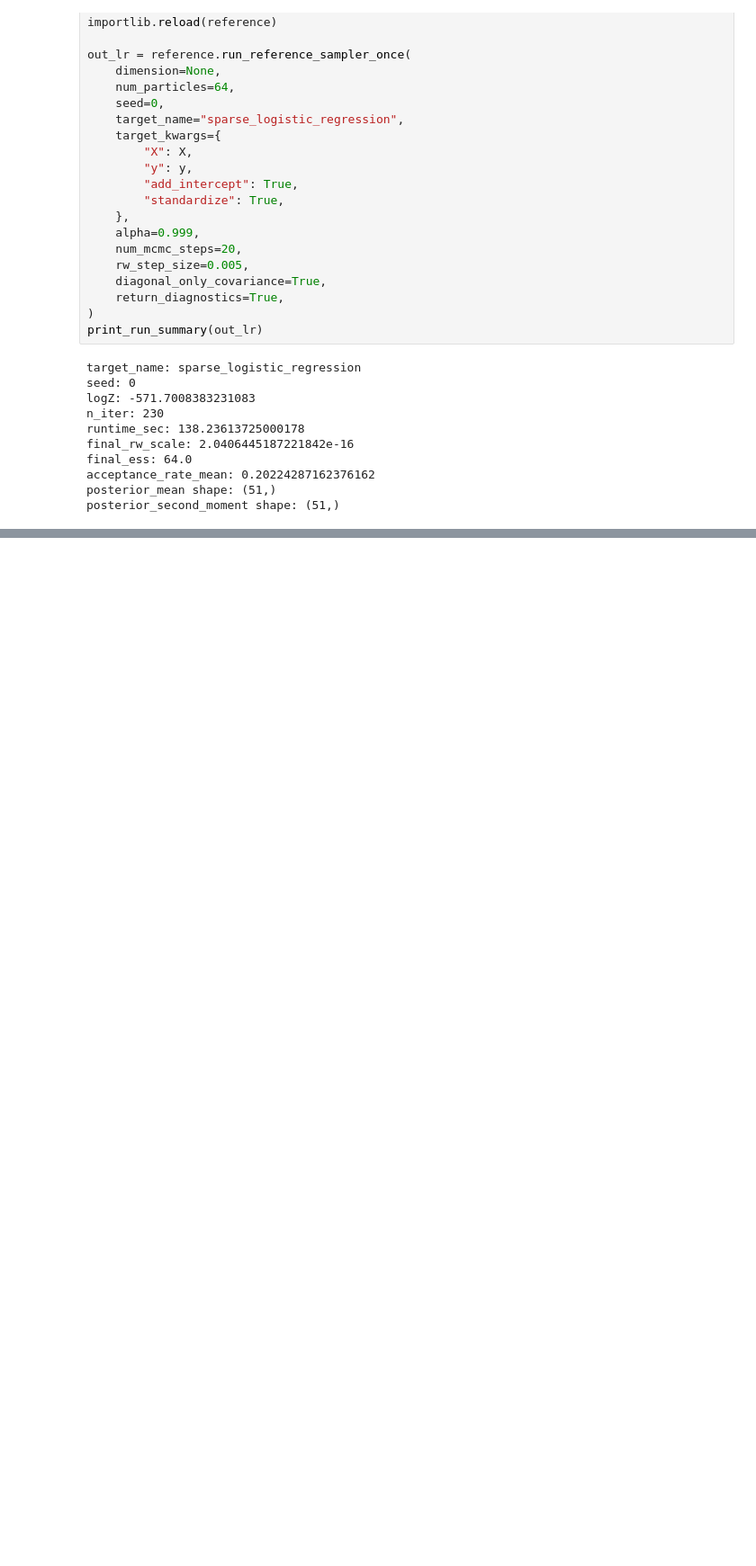
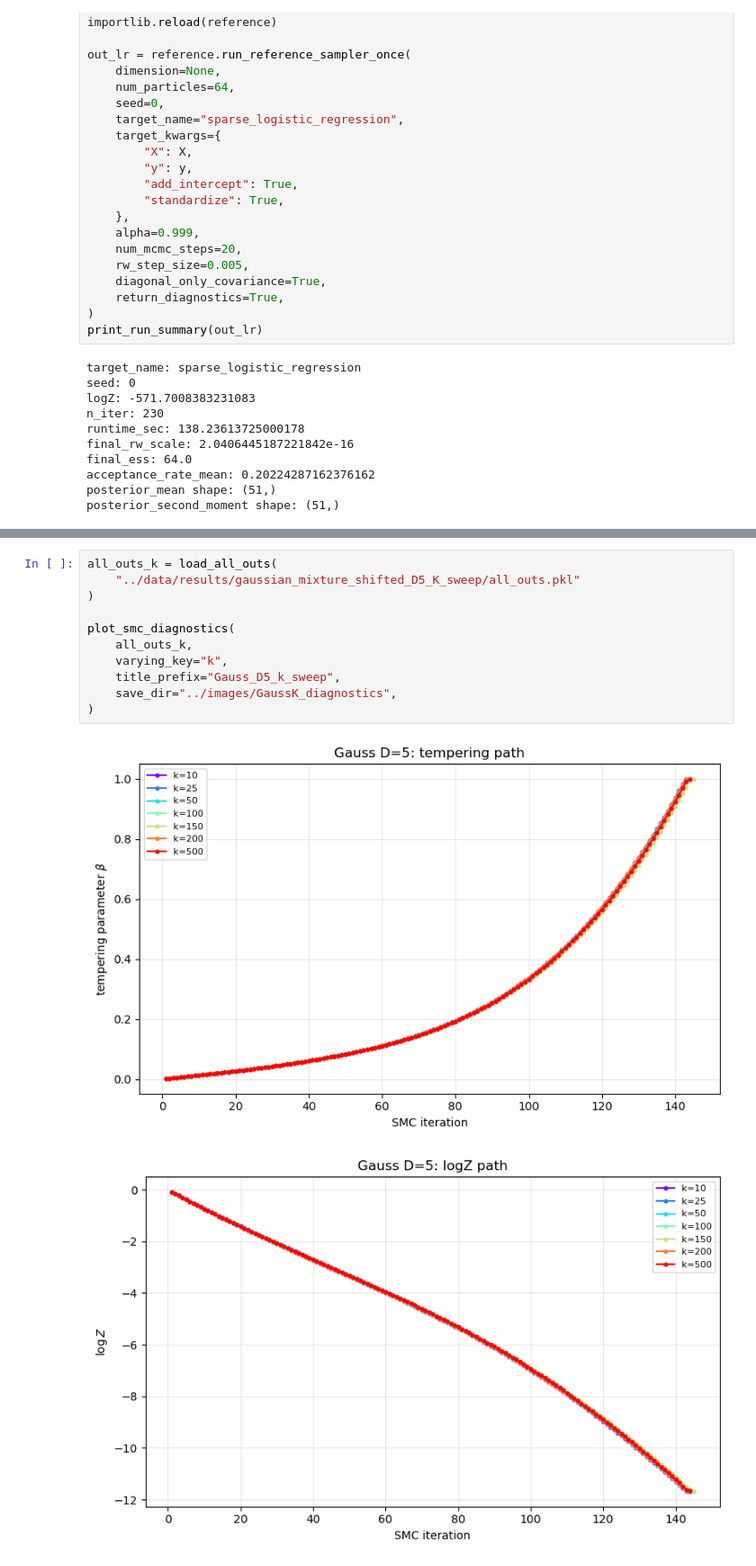
Before and after one commit to MaksKoncilja/ps-kernel-evaluation, a Jupyter notebook: code/PS.ipynb, the cells around one changed output, grey strips where cells are left out. Shown at 90% size. Drawn from its saved outputs; the diff is of its cells as text; blank space fills up the shorter version.

```diff
--- a/code/PS.ipynb
+++ b/code/PS.ipynb
@@ -1880,0 +1046,14 @@ final_step_size: 0.002538219307776575
+# %%
+all_outs_k = load_all_outs(
+    "../data/results/gaussian_mixture_shifted_D5_K_sweep/all_outs.pkl"
+)
+
+plot_smc_diagnostics(
+    all_outs_k,
+    varying_key="k",
+    title_prefix="Gauss_D5_k_sweep",
+    save_dir="../images/GaussK_diagnostics",
+)
+# %% [output]
+[figure, added]
+[figure, added]
```
Also changed, not shown: parts of 38 cells of this notebook, 4 other files.
